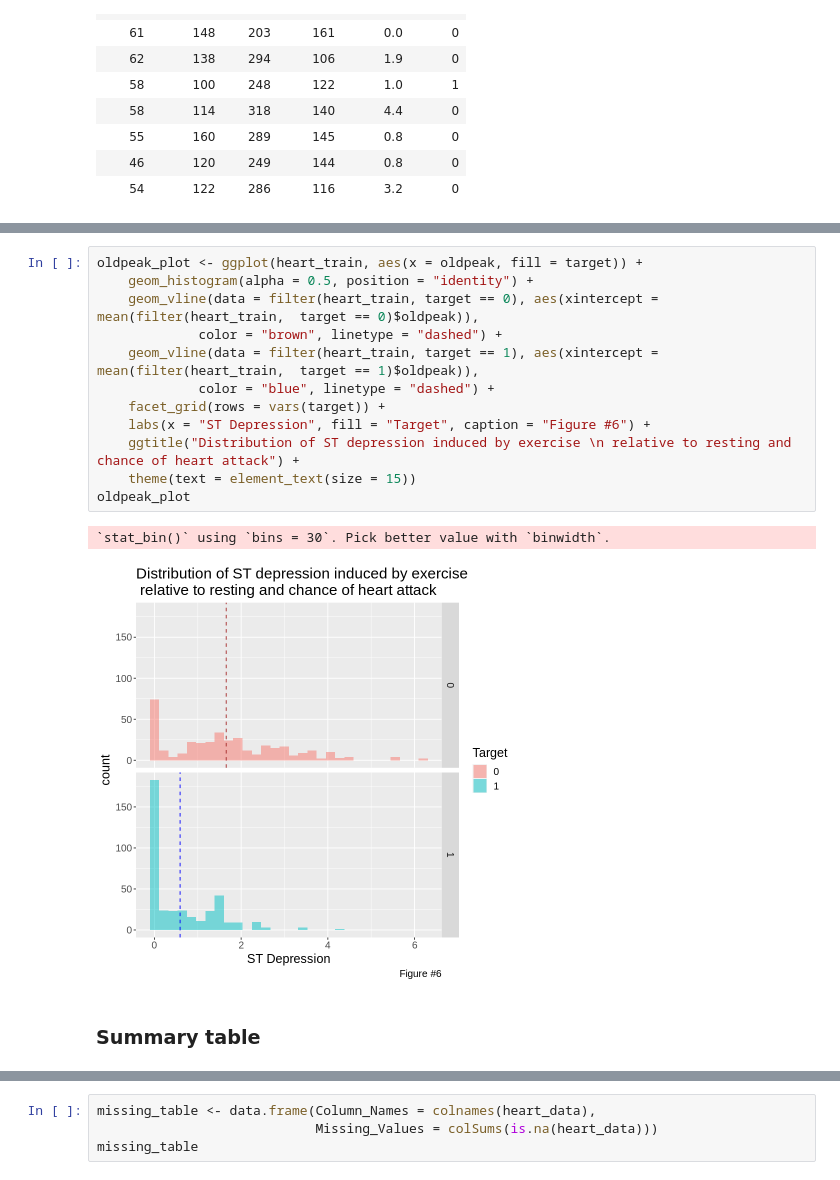
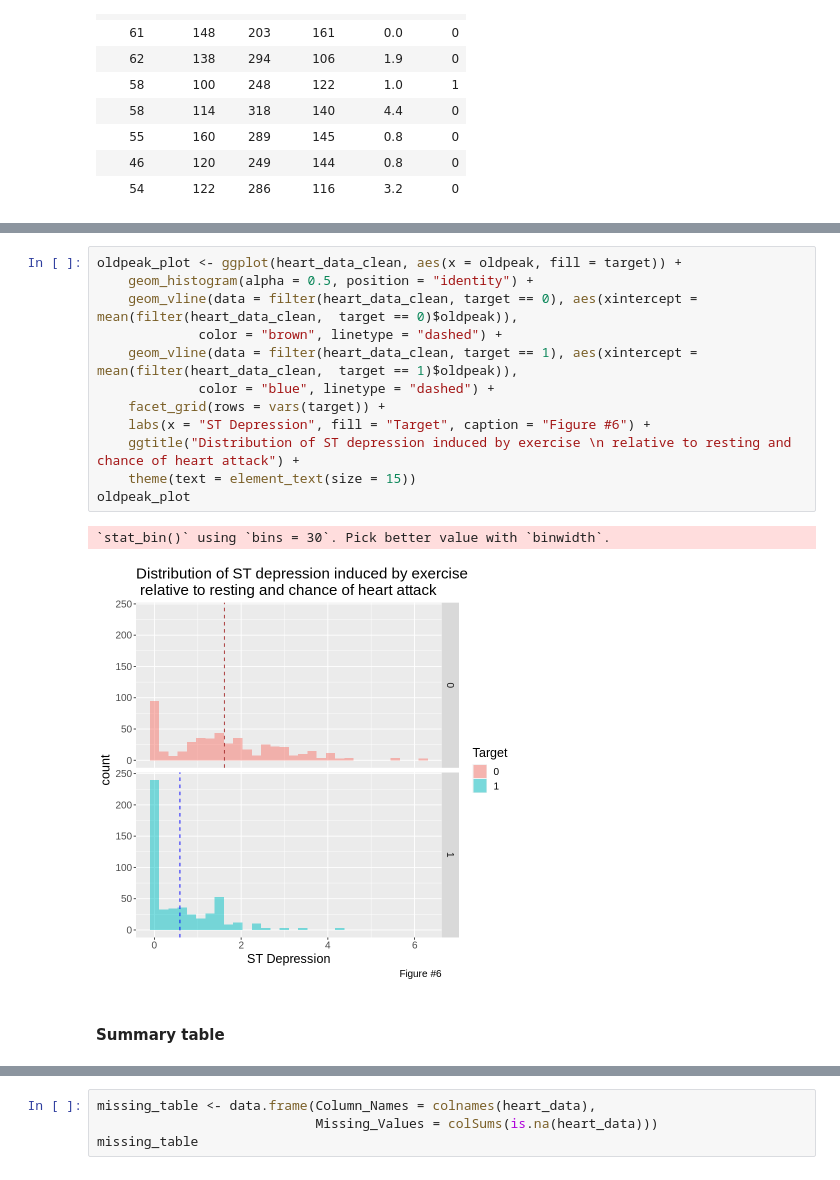
Before and after one commit to carriexu26/DSCI-Group-Project, a Jupyter notebook: heart_disease.ipynb, the cells around one changed output, grey strips where cells are left out. Drawn from its saved outputs; the diff is of its cells as text.

```diff
--- a/heart_disease.ipynb
+++ b/heart_disease.ipynb
@@ -309,18 +231,18 @@ thalach_plot
 # %%
-oldpeak_plot <- ggplot(heart_train, aes(x = oldpeak, fill = target)) +
+oldpeak_plot <- ggplot(heart_data_clean, aes(x = oldpeak, fill = target)) +
     geom_histogram(alpha = 0.5, position = "identity") +
-    geom_vline(data = filter(heart_train, target == 0), aes(xintercept = mean(filter(heart_train,  target == 0)$oldpeak)),
+    geom_vline(data = filter(heart_data_clean, target == 0), aes(xintercept = mean(filter(heart_data_clean,  target == 0)$oldpeak)),
              color = "brown", linetype = "dashed") +
-    geom_vline(data = filter(heart_train, target == 1), aes(xintercept = mean(filter(heart_train,  target == 1)$oldpeak)),
+    geom_vline(data = filter(heart_data_clean, target == 1), aes(xintercept = mean(filter(heart_data_clean,  target == 1)$oldpeak)),
              color = "blue", linetype = "dashed") +
     facet_grid(rows = vars(target)) +
     labs(x = "ST Depression", fill = "Target", caption = "Figure #6") +
     ggtitle("Distribution of ST depression induced by exercise \n relative to resting and chance of heart attack") +
     theme(text = element_text(size = 15))
 oldpeak_plot
 # %% [output]
 `stat_bin()` using `bins = 30`. Pick better value with `binwidth`.
-[figure, old version]
+[figure, new version]
 # %% [markdown]
-### Summary table
+#### Summary table
 # %%
```
Also changed, not shown: parts of 37 cells of this notebook.
